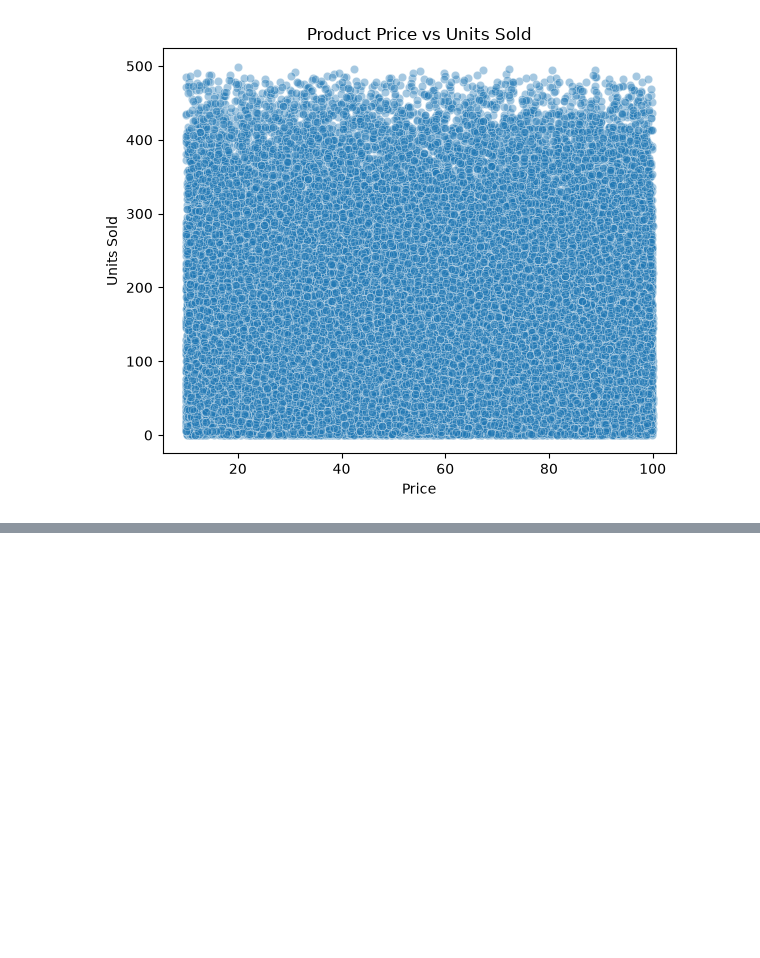
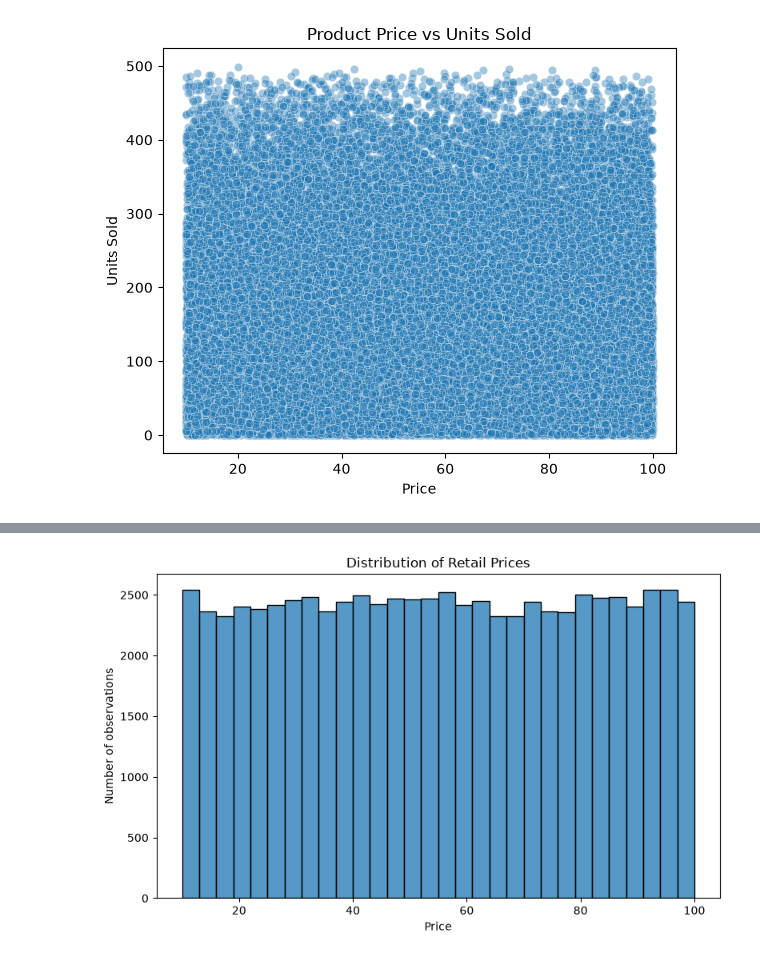
Before and after one commit to hasika2104/EconoCausal, a Jupyter notebook: notebooks/01_data_exploration.ipynb, the cells around one changed output, grey strips where cells are left out. Saved outputs shown, nothing was run; the diff lists cells and outputs as text; code cells hidden in the pictures; blank space fills up the shorter version.

Commit message:
Day 3: Validate data and explore pricing patterns

```diff
--- a/notebooks/01_data_exploration.ipynb
+++ b/notebooks/01_data_exploration.ipynb
@@ -130,3 +130,15 @@ plt.tight_layout()
 plt.show()
 # %% [output]
 [figure]
+# %%
+import pandas as pd
+import numpy as np
+import matplotlib.pyplot as plt
+import seaborn as sns
+
+df = pd.read_csv(
+    "../data/retail_store_inventory-selected-columns.csv"
+)
+
+print("Rows and columns:", df.shape)
+display(df.head())
@@ -132,0 +225,10 @@ plt.show()
+# %%
+df["Date"] = pd.to_datetime(df["Date"], errors="coerce")
+
+print("Earliest date:", df["Date"].min())
+print("Latest date:", df["Date"].max())
+print("Invalid dates:", df["Date"].isna().sum())
+
+print("Unique products:", df["Product ID"].nunique())
+print("Unique stores:", df["Store ID"].nunique())
+print("Unique categories:", df["Category"].nunique())
@@ -132,0 +293,10 @@ plt.show()
+# %%
+plt.figure(figsize=(8, 5))
+sns.histplot(data=df, x="Price", bins=30)
+plt.title("Distribution of Retail Prices")
+plt.xlabel("Price")
+plt.ylabel("Number of observations")
+plt.tight_layout()
+plt.show()
+# %% [output]
+[figure, added]
```
Also changed, not shown: parts of 11 cells of this notebook, 2 other files.
